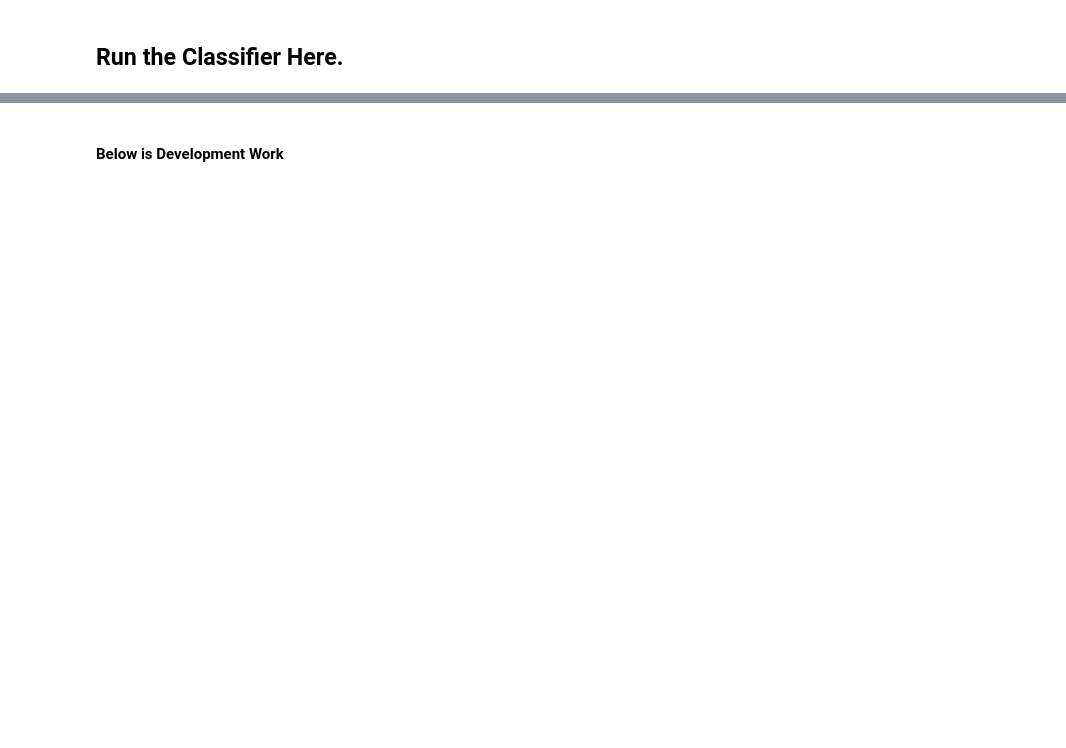
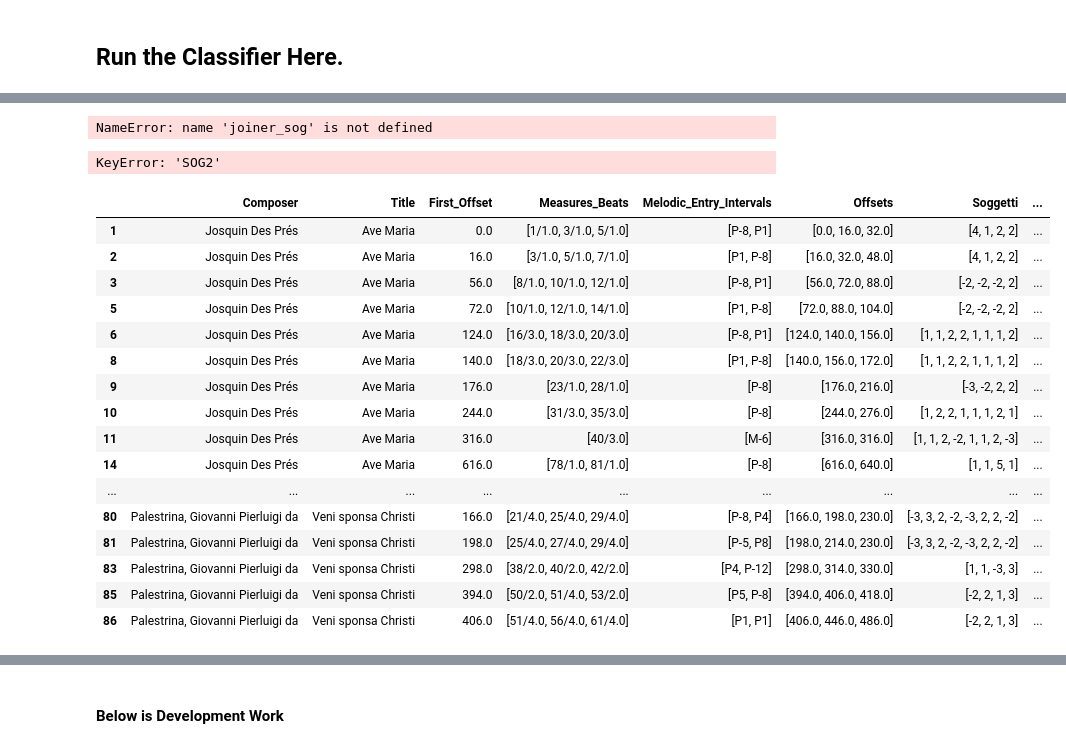
Before and after one commit to RichardFreedman/CRIM_JHUB, a Jupyter notebook: CRIM_5_Presentation_Types_Dev.ipynb, the cells around one changed output, grey strips where cells are left out. Drawn from its saved outputs; the diff is of its cells as text; code cells hidden in the pictures; blank space fills up the shorter version.

```diff
--- a/CRIM_5_Presentation_Types_Dev.ipynb
+++ b/CRIM_5_Presentation_Types_Dev.ipynb
@@ -311,0 +317,11 @@ Index(['Composer', 'First_Offset', 'Measures_Beats', 'Melodic_Entry_Intervals',
+# %%
+def joiner(a):
+    b = '_'.join(map(str, a))
+    return b
+def clean_str(c):
+    re.sub(r'\W+', '', c)
+    return c
+def clean_str2(c):
+    d = (('_').join(c[0].split(","))).replace(" ", "")
+#     d = d.replace(" ", "")
+    return d
@@ -311,0 +372,9 @@ Index(['Composer', 'First_Offset', 'Measures_Beats', 'Melodic_Entry_Intervals',
+# %%
+final = pd.DataFrame()
+for work in piece_list:
+    piece = importScore(work)
+    output = classify_entries_as_presentation_types(piece)
+#     print(output)
+    final = final.append(output, ignore_index=True)
+# #     final.append(points_combined)
+final
@@ -311,0 +415,9 @@ Index(['Composer', 'First_Offset', 'Measures_Beats', 'Melodic_Entry_Intervals',
+# %%
+final["MINT"] = final["Melodic_Entry_Intervals"].apply(joiner)
+final["TINT"] = final["Time_Entry_Intervals"].apply(joiner)
+# final['SOG'] = final["Soggetti"][0]
+# final['SOG2'] = final['SOG'].apply(joiner)
+# final['SOG3'] = final['SOG2'].apply(clean_str)
+final["ALL_INT"] = final["MINT"] + '_' + final["TINT"]
+# final["ALL_SOG"] = final["MINT"] + '_' + final["SOG2"]
+final
@@ -311,0 +438,33 @@ Index(['Composer', 'First_Offset', 'Measures_Beats', 'Melodic_Entry_Intervals',
+# %%
+b = final["Soggetti"][0]
+v = joiner_sog(b)
+type(v)
+# %% [output]
+NameError: name 'joiner_sog' is not defined
+# %%
+e = final["SOG2"][0]
+re.sub(r'\W+', '', e)
+# type(e)
+# %% [output]
+KeyError: 'SOG2'
+# %%
+filtered = final.loc[final['Number_Entries'] < 4]
+filtered
+# %% [output]
+|  | Composer | Title | First_Offset | Measures_Beats | Melodic_Entry_Intervals | Offsets | Soggetti | ... |
+| 1 | Josquin Des Prés | Ave Maria | 0.0 | [1/1.0, 3/1.0, 5/1.0] | [P-8, P1] | [0.0, 16.0, 32.0] | [4, 1, 2, 2] | ... |
+| 2 | Josquin Des Prés | Ave Maria | 16.0 | [3/1.0, 5/1.0, 7/1.0] | [P1, P-8] | [16.0, 32.0, 48.0] | [4, 1, 2, 2] | ... |
+| 3 | Josquin Des Prés | Ave Maria | 56.0 | [8/1.0, 10/1.0, 12/1.0] | [P-8, P1] | [56.0, 72.0, 88.0] | [-2, -2, -2, 2] | ... |
+| 5 | Josquin Des Prés | Ave Maria | 72.0 | [10/1.0, 12/1.0, 14/1.0] | [P1, P-8] | [72.0, 88.0, 104.0] | [-2, -2, -2, 2] | ... |
+| 6 | Josquin Des Prés | Ave Maria | 124.0 | [16/3.0, 18/3.0, 20/3.0] | [P-8, P1] | [124.0, 140.0, 156.0] | [1, 1, 2, 2, 1, 1, 1, 2] | ... |
+| 8 | Josquin Des Prés | Ave Maria | 140.0 | [18/3.0, 20/3.0, 22/3.0] | [P1, P-8] | [140.0, 156.0, 172.0] | [1, 1, 2, 2, 1, 1, 1, 2] | ... |
+| 9 | Josquin Des Prés | Ave Maria | 176.0 | [23/1.0, 28/1.0] | [P-8] | [176.0, 216.0] | [-3, -2, 2, 2] | ... |
+| 10 | Josquin Des Prés | Ave Maria | 244.0 | [31/3.0, 35/3.0] | [P-8] | [244.0, 276.0] | [1, 2, 2, 1, 1, 1, 2, 1] | ... |
+| 11 | Josquin Des Prés | Ave Maria | 316.0 | [40/3.0] | [M-6] | [316.0, 316.0] | [1, 1, 2, -2, 1, 1, 2, -3] | ... |
+| 14 | Josquin Des Prés | Ave Maria | 616.0 | [78/1.0, 81/1.0] | [P-8] | [616.0, 640.0] | [1, 1, 5, 1] | ... |
+| ... | ... | ... | ... | ... | ... | ... | ... | ... |
+| 80 | Palestrina, Giovanni Pierluigi da | Veni sponsa Christi | 166.0 | [21/4.0, 25/4.0, 29/4.0] | [P-8, P4] | [166.0, 198.0, 230.0] | [-3, 3, 2, -2, -3, 2, 2, -2] | ... |
+| 81 | Palestrina, Giovanni Pierluigi da | Veni sponsa Christi | 198.0 | [25/4.0, 27/4.0, 29/4.0] | [P-5, P8] | [198.0, 214.0, 230.0] | [-3, 3, 2, -2, -3, 2, 2, -2] | ... |
+| 83 | Palestrina, Giovanni Pierluigi da | Veni sponsa Christi | 298.0 | [38/2.0, 40/2.0, 42/2.0] | [P4, P-12] | [298.0, 314.0, 330.0] | [1, 1, -3, 3] | ... |
+| 85 | Palestrina, Giovanni Pierluigi da | Veni sponsa Christi | 394.0 | [50/2.0, 51/4.0, 53/2.0] | [P5, P-8] | [394.0, 406.0, 418.0] | [-2, 2, 1, 3] | ... |
+| 86 | Palestrina, Giovanni Pierluigi da | Veni sponsa Christi | 406.0 | [51/4.0, 56/4.0, 61/4.0] | [P1, P1] | [406.0, 446.0, 486.0] | [-2, 2, 1, 3] | ... |
```
Also changed, not shown: parts of 25 cells of this notebook, 9 other files.
